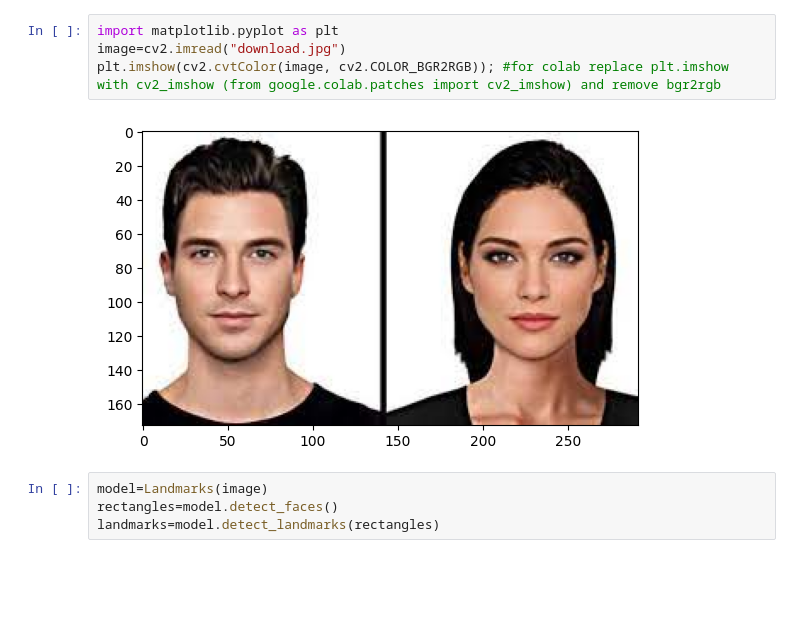
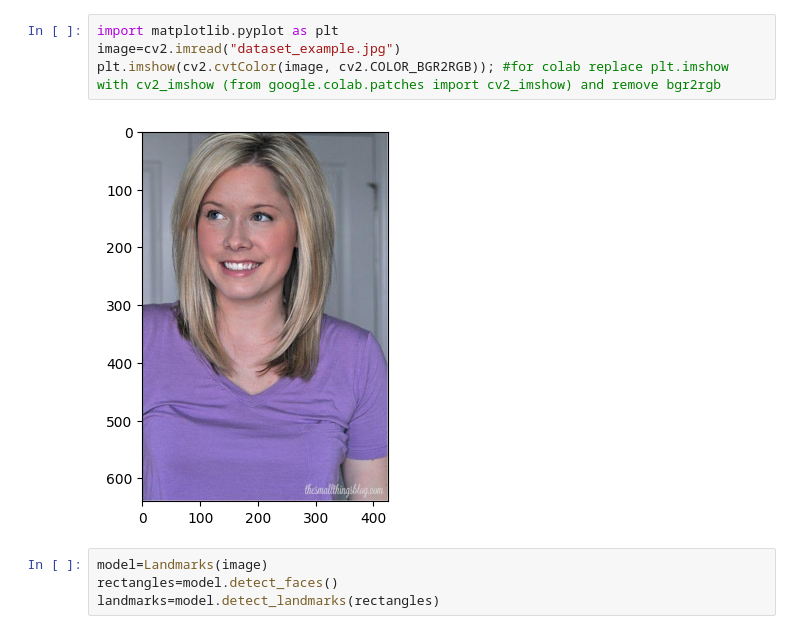
Before and after one commit to tarek909/SwinTransfrmer-For-FaceshapeClassification, a Jupyter notebook: Landmark detection.ipynb, the cells around one changed output. Drawn from its saved outputs; the diff is of its cells as text; blank space fills up the shorter version.

Commit message:
landmarks for dataset example

```diff
--- a/Landmark detection.ipynb
+++ b/Landmark detection.ipynb
@@ -62,10 +62,10 @@ class Landmarks():
     return detected_landmarks_image #landmarks are now drawn on the image
 # %%
 import matplotlib.pyplot as plt
-image=cv2.imread("download.jpg")
+image=cv2.imread("dataset_example.jpg")
 plt.imshow(cv2.cvtColor(image, cv2.COLOR_BGR2RGB)); #for colab replace plt.imshow with cv2_imshow (from google.colab.patches import cv2_imshow) and remove bgr2rgb
 # %% [output]
-[figure, old version]
+[figure, new version]
 # %%
 model=Landmarks(image)
 rectangles=model.detect_faces()
```
Also changed, not shown: parts of 3 cells of this notebook, 2 other files.
